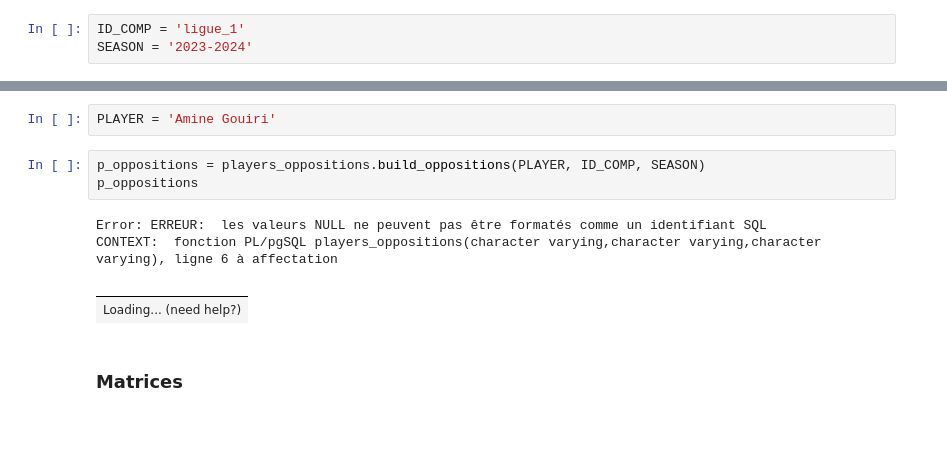
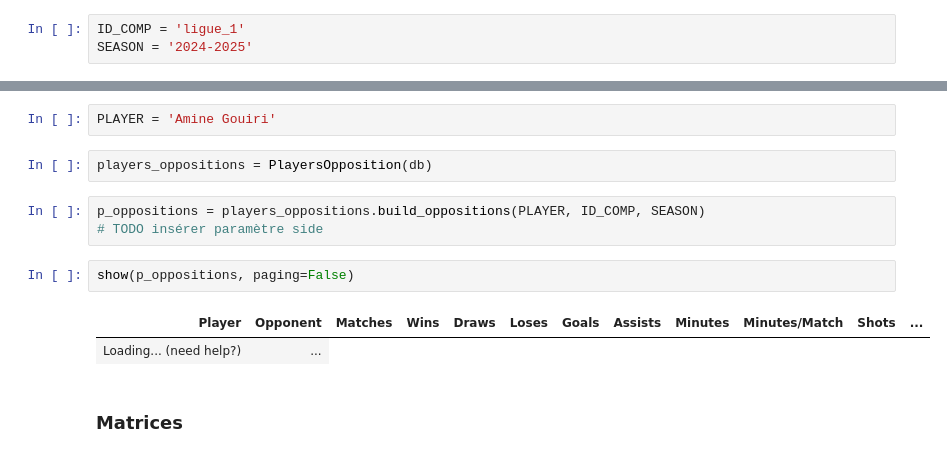
Before and after one commit to SoccerStat/SoccerAnalytics, a Jupyter notebook: Oppositions.ipynb, the cells around one changed output, grey strips where cells are left out. Drawn from its saved outputs; the diff is of its cells as text; blank space fills up the shorter version.

Commit message:
fix: Started reviewing oppositions. Added minutes per match for rankings.

```diff
--- a/Oppositions.ipynb
+++ b/Oppositions.ipynb
@@ -30,7 +27,7 @@ players_oppositions = PlayersOpposition(db)
 ### 1 Item x N Items Oppositions
 # %%
 ID_COMP = 'ligue_1'
-SEASON = '2023-2024'
+SEASON = '2024-2025'
 # %% [markdown]
 #### Team x Teams
 # %%
@@ -42,14 +43,16 @@ TEAM = 'Stade Rennais FC'
 #### Player x Teams
 # %%
 PLAYER = 'Amine Gouiri'
+# %%
+players_oppositions = PlayersOpposition(db)
 # %%
 p_oppositions = players_oppositions.build_oppositions(PLAYER, ID_COMP, SEASON)
-p_oppositions
+# TODO insérer paramètre side
-# %% [output]
-Error: ERREUR:  les valeurs NULL ne peuvent pas être formatés comme un identifiant SQL
-CONTEXT:  fonction PL/pgSQL players_oppositions(character varying,character varying,character varying), ligne 6 à affectation
-|  |
-| Loading... (need help?) |
+# %%
+show(p_oppositions, paging=False)
+# %% [output]
+| Player | Opponent | Matches | Wins | Draws | Loses | Goals | Assists | Minutes | Minutes/Match | Shots | ... |
+| Loading... (need help?) | ... |
 # %% [markdown]
 ### Matrices
 # %%
```
Also changed, not shown: parts of 6 cells of this notebook, 6 other files.
